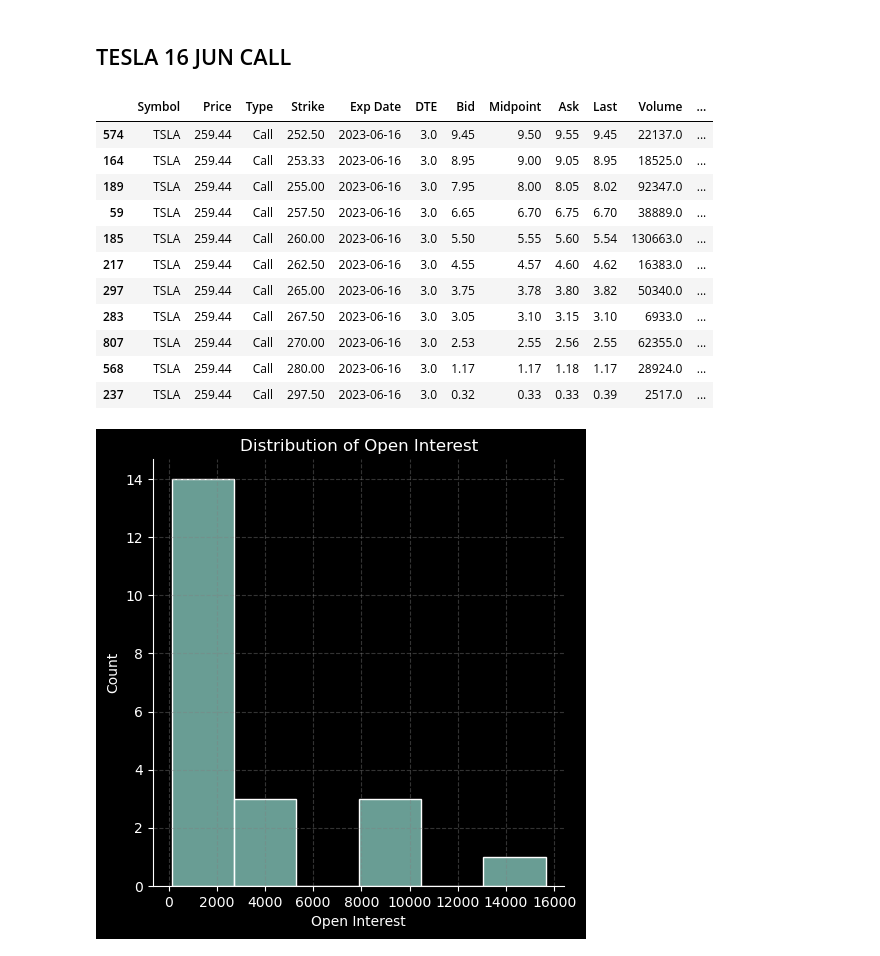
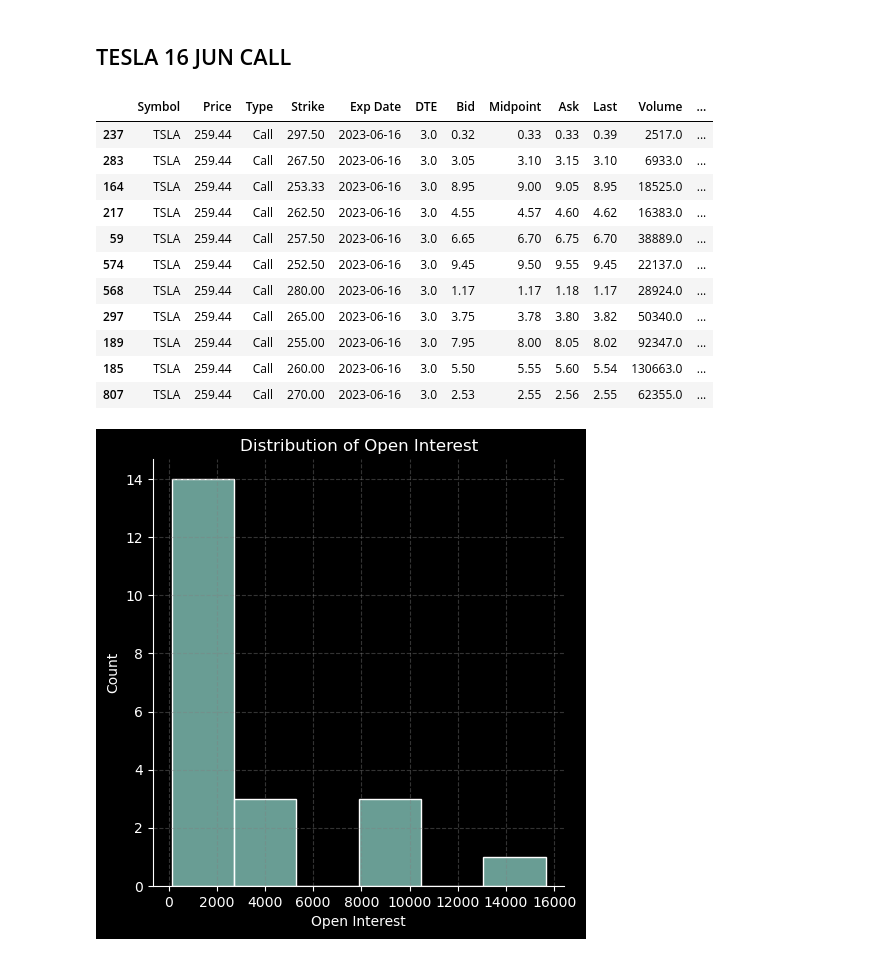
Before and after one commit to AnalyticalHarry/OptionChainAndDerivatives, a Jupyter notebook: Tesla_Long_put_and_Long_Call_Long_straddle.ipynb, the cells around one changed output. Cells and saved outputs as stored; diff of their text form; code cells hidden in the pictures.

```diff
--- a/Tesla_Long_put_and_Long_Call_Long_straddle.ipynb
+++ b/Tesla_Long_put_and_Long_Call_Long_straddle.ipynb
@@ -175,20 +175,20 @@ plt.show()
 # %% [markdown]
 ## TESLA 16 JUN CALL
 # %%
-tesla_june_16_call.sort_values(by='Strike')
+tesla_june_16_call.sort_values(by='Open Int')
 # %% [output]
 |  | Symbol | Price | Type | Strike | Exp Date | DTE | Bid | Midpoint | Ask | Last | Volume | ... |
+| 237 | TSLA | 259.44 | Call | 297.50 | 2023-06-16 | 3.0 | 0.32 | 0.33 | 0.33 | 0.39 | 2517.0 | ... |
+| 283 | TSLA | 259.44 | Call | 267.50 | 2023-06-16 | 3.0 | 3.05 | 3.10 | 3.15 | 3.10 | 6933.0 | ... |
+| 164 | TSLA | 259.44 | Call | 253.33 | 2023-06-16 | 3.0 | 8.95 | 9.00 | 9.05 | 8.95 | 18525.0 | ... |
+| 217 | TSLA | 259.44 | Call | 262.50 | 2023-06-16 | 3.0 | 4.55 | 4.57 | 4.60 | 4.62 | 16383.0 | ... |
+| 59 | TSLA | 259.44 | Call | 257.50 | 2023-06-16 | 3.0 | 6.65 | 6.70 | 6.75 | 6.70 | 38889.0 | ... |
 | 574 | TSLA | 259.44 | Call | 252.50 | 2023-06-16 | 3.0 | 9.45 | 9.50 | 9.55 | 9.45 | 22137.0 | ... |
-| 164 | TSLA | 259.44 | Call | 253.33 | 2023-06-16 | 3.0 | 8.95 | 9.00 | 9.05 | 8.95 | 18525.0 | ... |
+| 568 | TSLA | 259.44 | Call | 280.00 | 2023-06-16 | 3.0 | 1.17 | 1.17 | 1.18 | 1.17 | 28924.0 | ... |
+| 297 | TSLA | 259.44 | Call | 265.00 | 2023-06-16 | 3.0 | 3.75 | 3.78 | 3.80 | 3.82 | 50340.0 | ... |
 | 189 | TSLA | 259.44 | Call | 255.00 | 2023-06-16 | 3.0 | 7.95 | 8.00 | 8.05 | 8.02 | 92347.0 | ... |
-| 59 | TSLA | 259.44 | Call | 257.50 | 2023-06-16 | 3.0 | 6.65 | 6.70 | 6.75 | 6.70 | 38889.0 | ... |
 | 185 | TSLA | 259.44 | Call | 260.00 | 2023-06-16 | 3.0 | 5.50 | 5.55 | 5.60 | 5.54 | 130663.0 | ... |
-| 217 | TSLA | 259.44 | Call | 262.50 | 2023-06-16 | 3.0 | 4.55 | 4.57 | 4.60 | 4.62 | 16383.0 | ... |
-| 297 | TSLA | 259.44 | Call | 265.00 | 2023-06-16 | 3.0 | 3.75 | 3.78 | 3.80 | 3.82 | 50340.0 | ... |
-| 283 | TSLA | 259.44 | Call | 267.50 | 2023-06-16 | 3.0 | 3.05 | 3.10 | 3.15 | 3.10 | 6933.0 | ... |
 | 807 | TSLA | 259.44 | Call | 270.00 | 2023-06-16 | 3.0 | 2.53 | 2.55 | 2.56 | 2.55 | 62355.0 | ... |
-| 568 | TSLA | 259.44 | Call | 280.00 | 2023-06-16 | 3.0 | 1.17 | 1.17 | 1.18 | 1.17 | 28924.0 | ... |
-| 237 | TSLA | 259.44 | Call | 297.50 | 2023-06-16 | 3.0 | 0.32 | 0.33 | 0.33 | 0.39 | 2517.0 | ... |
 # %%
 sns.displot(tesla_june_16_put['Open Int'])
 plt.grid(linestyle="--", color="grey", alpha=0.4)
```
Also changed, not shown: parts of 1 cell of this notebook.
